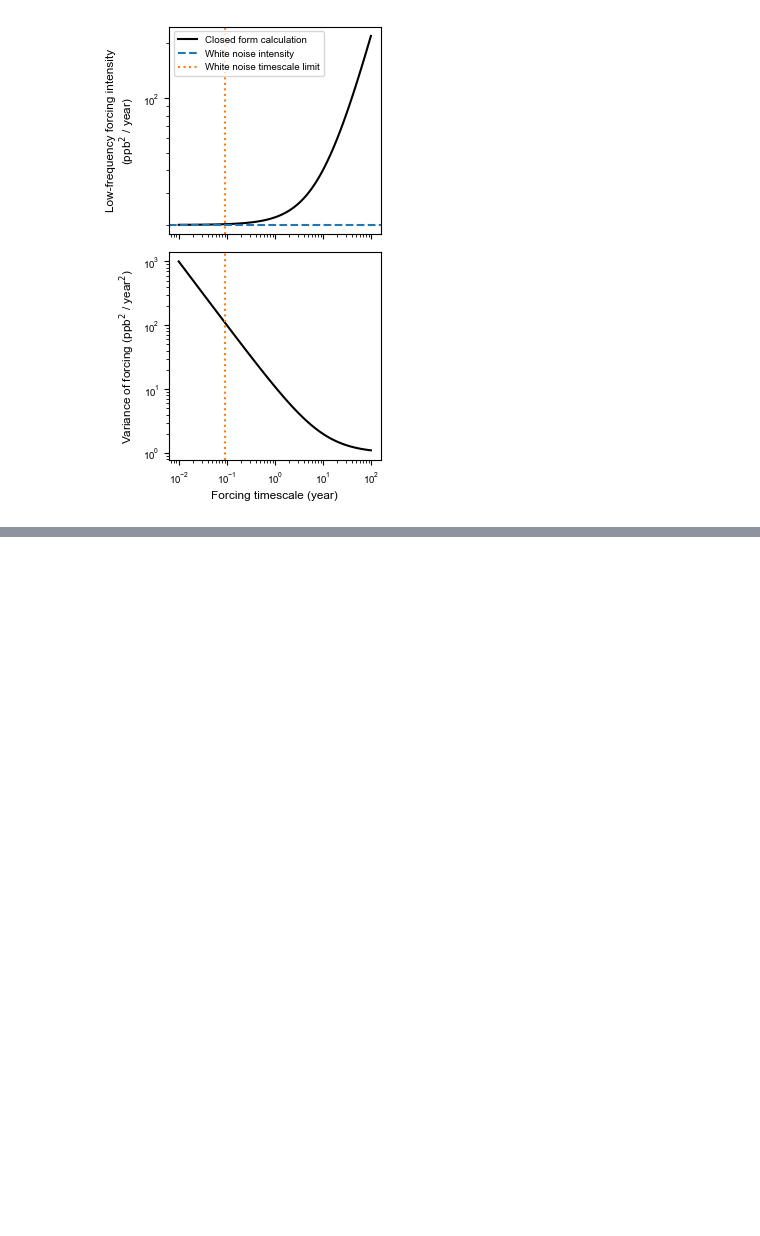
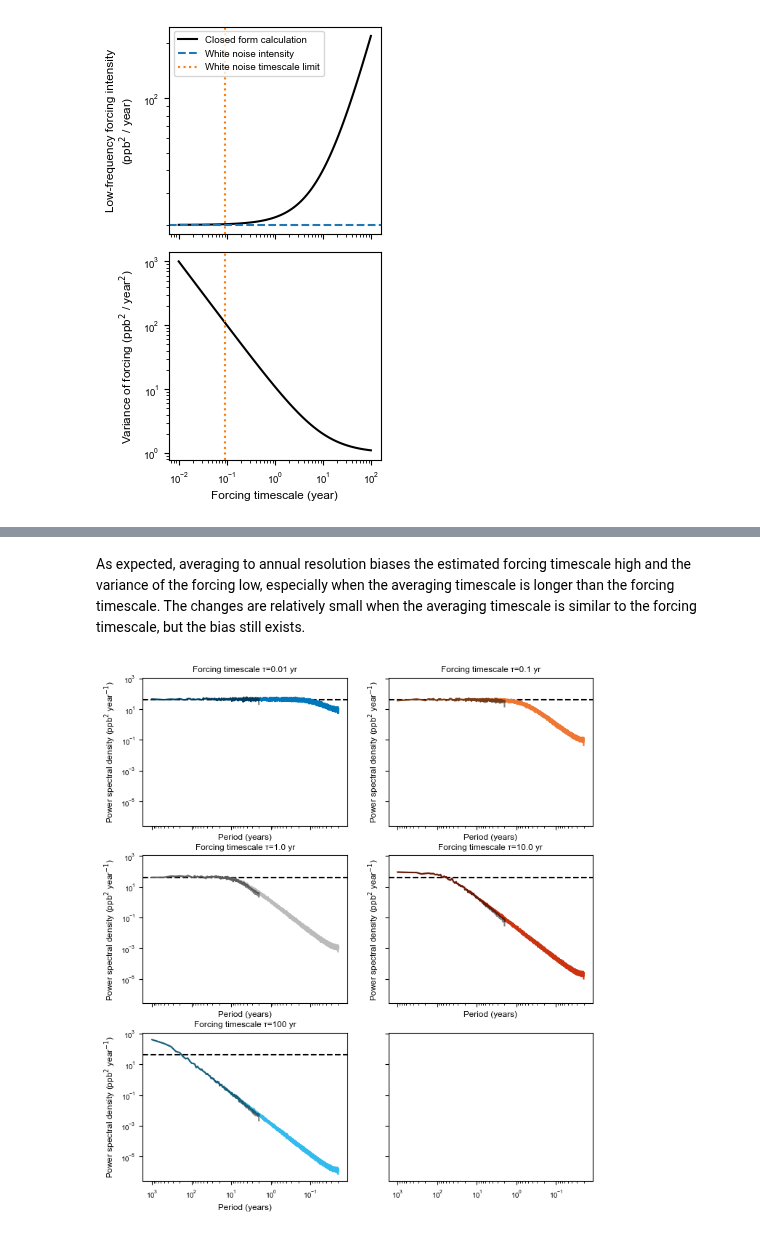
Before and after one commit to ericjmei/methane_noise_forcing, a Jupyter notebook: notebooks/explore_spectral/forcing_intensity_vs_variance.ipynb, the cells around one changed output, grey strips where cells are left out. Cells and saved outputs as stored; diff of their text form; code cells hidden in the pictures; blank space fills up the shorter version.

```diff
--- a/notebooks/explore_spectral/forcing_intensity_vs_variance.ipynb
+++ b/notebooks/explore_spectral/forcing_intensity_vs_variance.ipynb
@@ -243,0 +530,79 @@ plt.tight_layout()
+# %% [markdown]
+As expected, averaging to annual resolution biases the estimated forcing timescale high and the variance of the forcing low, especially when the averaging timescale is longer than the forcing timescale. The changes are relatively small when the averaging timescale is similar to the forcing timescale, but the bias still exists.
+# %%
+psd_results = {}
+for timescale in timescales:
+    psd = []
+    for ens in two_timescale_noise.ensemble.values:
+        forcing = two_timescale_noise.sel(ensemble=ens, forcing_timescale=timescale).forcing.values
+        freqs, power_spectrum = psd_one_sided_cyclic(forcing, dt=dt)
+        psd.append(np.abs(power_spectrum))
+    psd_results[timescale] = xr.DataArray(
+        data=np.array(psd),
+        dims=["ensemble", "frequency"],
+        coords={
+            "ensemble": two_timescale_noise.ensemble.values,
+            "frequency": freqs,
+        },
+    )
+psds_empirical = xr.concat([psd_results[timescale] for timescale in timescales], dim="forcing_timescale")
+psds_empirical = psds_empirical.assign_coords({"forcing_timescale": ("forcing_timescale", timescales)})
+# %%
+## calculate PSD of averaged data
+psd_results_avg = {}
+for timescale in timescales:
+    psd = []
+    for ens in two_timescale_noise_avg.ensemble.values:
+        forcing = two_timescale_noise_avg.sel(ensemble=ens, forcing_timescale=timescale).forcing.values
+        freqs, power_spectrum = psd_one_sided_cyclic(forcing, dt=1.0)
+        psd.append(np.abs(power_spectrum))
+    psd_results_avg[timescale] = xr.DataArray(
+        data=np.array(psd),
+        dims=["ensemble", "frequency"],
+        coords={
+            "ensemble": two_timescale_noise_avg.ensemble.values,
+            "frequency": freqs,
+        },
+    )
+psds_empirical_avg = xr.concat([psd_results_avg[timescale] for timescale in timescales], dim="forcing_timescale")
+psds_empirical_avg = psds_empirical_avg.assign_coords({"forcing_timescale": ("forcing_timescale", timescales)})
+
+## plot averaged PSD against original PSD
+#  2 columns, floor(len(timescales)/2) rows
+nrows = np.ceil(len(timescales)/2).astype(int)
+fig, axs = plt.subplots(nrows=nrows, ncols=2, figsize=(8, 3*nrows), sharex=True, sharey=True)
+
+for i, timescale in enumerate(timescales):
+    ax_psd = axs.flat[i]
+    # white noise
+    var_innovation = var_C_target * 2 / tau_C * 2 # factor of 2 for one-sided PSD
+    ax_psd.axhline(var_innovation, color='k', linestyle='--', label='White noise limit')
+
+    psd = psds_empirical.sel(forcing_timescale=timescale)
+    ax_psd.plot(
+        1 / psd.frequency,
+        psd.mean(dim="ensemble"),
+        label=f"Empirical PSD (τ={timescale} yr)",
+        color=colors[timescale],
+        linestyle='-'
+    )
+
+    psd_avg = psds_empirical_avg.sel(forcing_timescale=timescale)
+    ax_psd.plot(
+        1 / psd_avg.frequency,
+        psd_avg.mean(dim="ensemble"),
+        label=f"Averaged PSD (τ={timescale} yr)",
+        color='k',
+        linestyle='-',
+        alpha=0.5,
+    )
+
+    ax_psd.set_xscale('log')
+    ax_psd.set_yscale('log')
+    ax_psd.invert_xaxis()
+
+    ax_psd.set_xlabel("Period (years)")
+    ax_psd.set_ylabel("Power spectral density (ppb$^2$ year$^{-1}$)")
+    ax_psd.set_title(f"Forcing timescale τ={timescale} yr")
+# %% [output]
+[figure, added]
```
Also changed, not shown: parts of 9 cells of this notebook.
